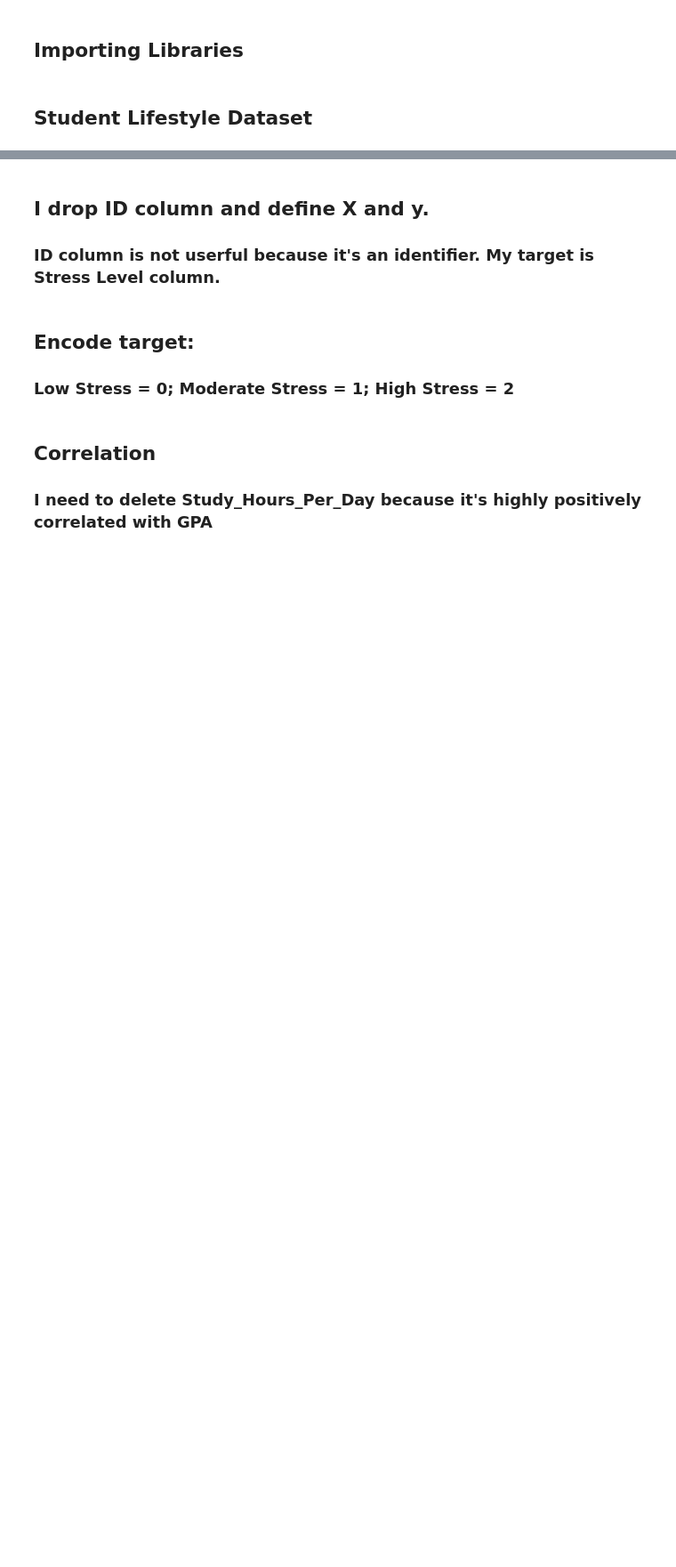
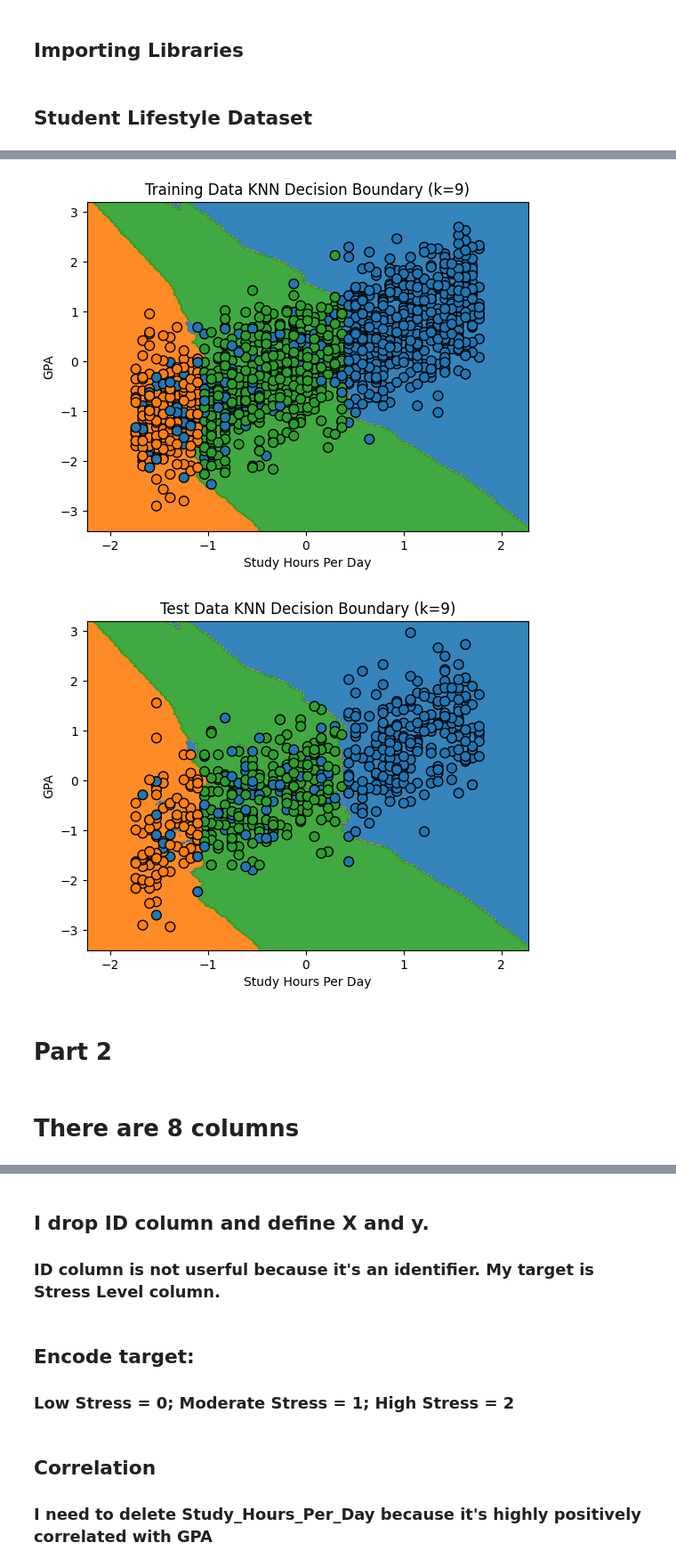
Before and after one commit to lucy-buhayenko/LFC, a Jupyter notebook: csci-250/kNN_Lucy.ipynb, the cells around one changed output, grey strips where cells are left out. Shown at 89% size. Drawn from its saved outputs; the diff is of its cells as text; code cells hidden in the pictures; blank space fills up the shorter version.

```diff
--- a/csci-250/kNN_Lucy.ipynb
+++ b/csci-250/kNN_Lucy.ipynb
@@ -21,0 +98,2 @@ df = pd.read_csv("student_lifestyle_dataset.csv")
+# %%
+X_train, X_test, y_train, y_test = train_test_split(X_scaled, y_encoded, test_size=0.3, random_state=42)
@@ -21,0 +110,48 @@ df = pd.read_csv("student_lifestyle_dataset.csv")
+# %%
+x_min, x_max = X_train[:, 0].min() - 0.5, X_train[:, 0].max() + 0.5
+y_min, y_max = X_train[:, 1].min() - 0.5, X_train[:, 1].max() + 0.5
+
+feature1, feature2 = np.meshgrid(
+    np.linspace(x_min, x_max, 200),
+    np.linspace(y_min, y_max, 200)
+)
+
+grid = np.vstack([feature1.ravel(), feature2.ravel()]).T
+y_pred_grid = np.reshape(knn.predict(grid), feature1.shape)
+
+base_cmap = plt.cm.tab10
+region_colors = ListedColormap(base_cmap.colors[:3])
+point_colors = ListedColormap(base_cmap.colors[:3])
+
+display = DecisionBoundaryDisplay(xx0=feature1, xx1=feature2, response=y_pred_grid)
+display.plot(cmap=region_colors, alpha=0.9)
+
+display.ax_.scatter(X_train[:, 0], X_train[:, 1],
+                    c=y_train, cmap=point_colors,
+                    edgecolor="black", s=60)
+
+plt.xlabel("Study Hours Per Day")
+plt.ylabel("GPA")
+plt.title(f"Training Data KNN Decision Boundary (k={best_k})")
+plt.show()
+
+y_pred_test_grid = np.reshape(knn.predict(grid), feature1.shape)
+
+display = DecisionBoundaryDisplay(xx0=feature1, xx1=feature2, response=y_pred_test_grid)
+display.plot(cmap=region_colors, alpha=0.9)
+
+display.ax_.scatter(X_test[:, 0], X_test[:, 1],
+                    c=y_test, cmap=point_colors,
+                    edgecolor="black", s=60)
+
+plt.xlabel("Study Hours Per Day")
+plt.ylabel("GPA")
+plt.title(f"Test Data KNN Decision Boundary (k={best_k})")
+plt.show()
+# %% [output]
+[figure, added]
+[figure, added]
+# %% [markdown]
+# Part 2
+# %% [markdown]
+# There are 8 columns
```
Also changed, not shown: parts of 17 cells of this notebook.
